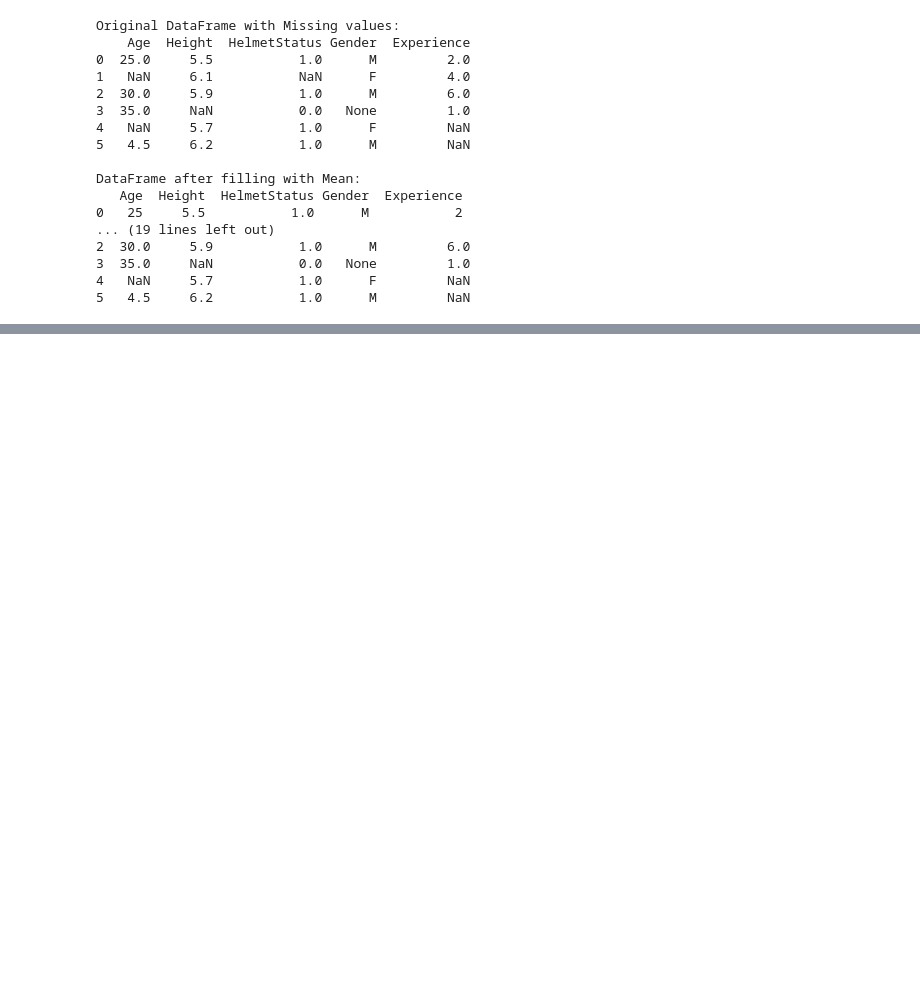
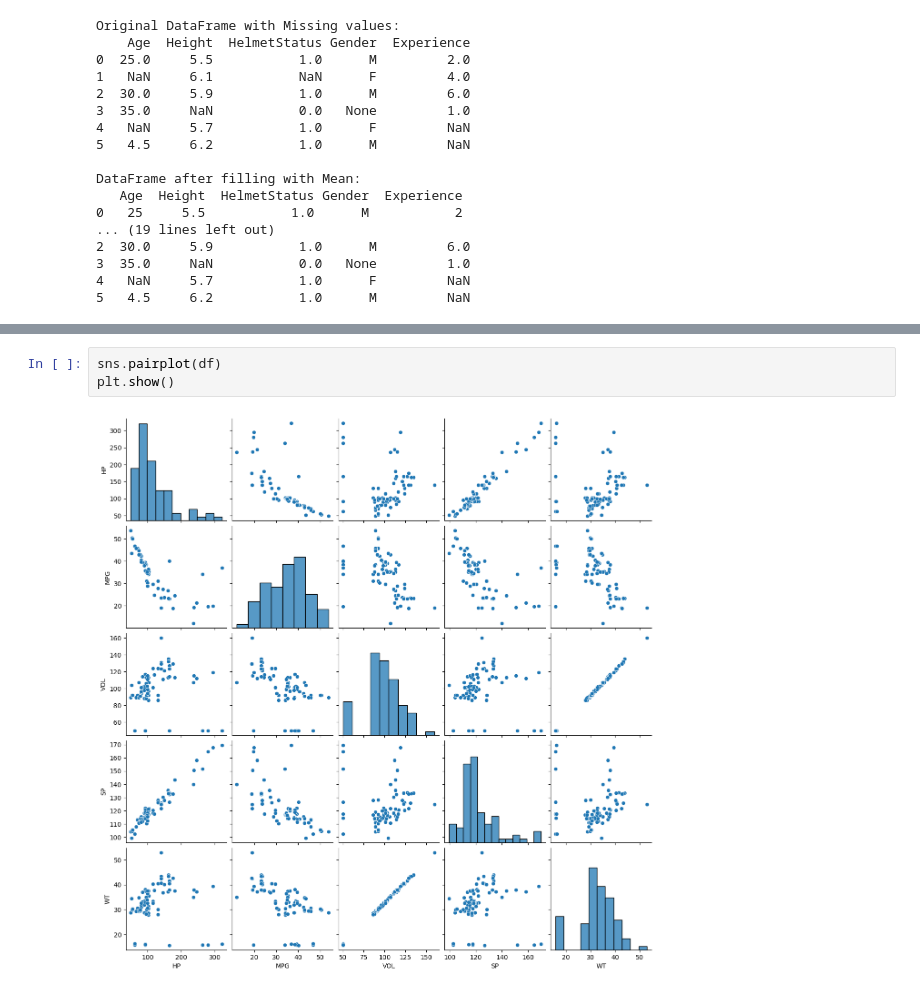
Before and after one commit to madhan2707/ML-with-flask, a Jupyter notebook: ad.ipynb, the cells around one changed output, grey strips where cells are left out. Drawn from its saved outputs; the diff is of its cells as text; blank space fills up the shorter version.

```diff
--- a/ad.ipynb
+++ b/ad.ipynb
@@ -586,0 +615,5 @@ plt.show()
+# %%
+sns.pairplot(df)
+plt.show()
+# %% [output]
+[figure, added]
```
Also changed, not shown: parts of 8 cells of this notebook.
